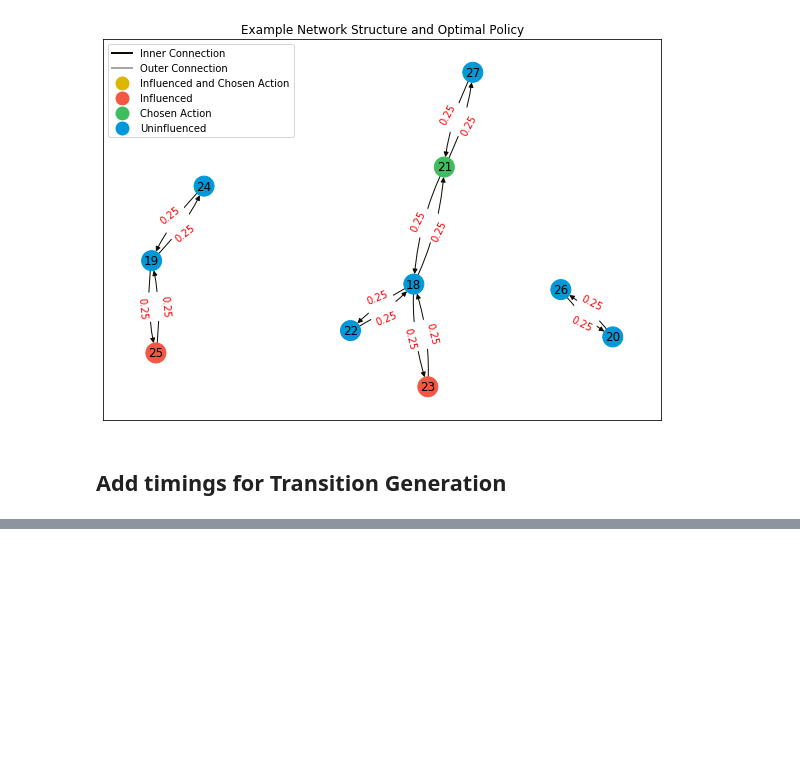
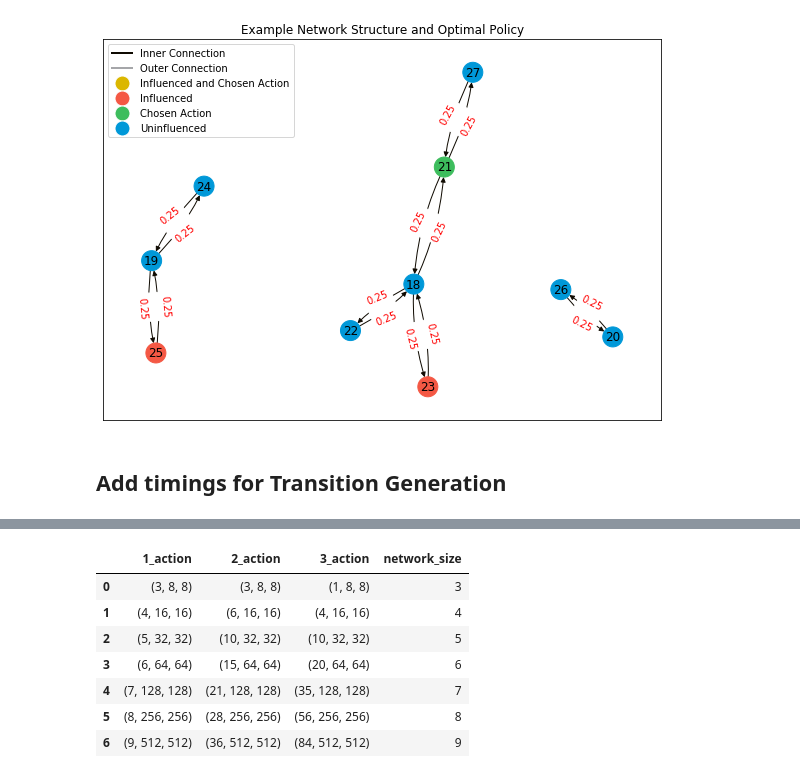
Before and after one commit to gpestre/CS182-final-project, a Jupyter notebook: notebooks/mdp_example.ipynb, the cells around one changed output, grey strips where cells are left out. Cells and saved outputs as stored; diff of their text form; code cells hidden in the pictures; blank space fills up the shorter version.

```diff
--- a/notebooks/mdp_example.ipynb
+++ b/notebooks/mdp_example.ipynb
@@ -255,0 +350,11 @@ plt.show()
+# %%
+problem_sizes
+# %% [output]
+|  | 1_action | 2_action | 3_action | network_size |
+| 0 | (3, 8, 8) | (3, 8, 8) | (1, 8, 8) | 3 |
+| 1 | (4, 16, 16) | (6, 16, 16) | (4, 16, 16) | 4 |
+| 2 | (5, 32, 32) | (10, 32, 32) | (10, 32, 32) | 5 |
+| 3 | (6, 64, 64) | (15, 64, 64) | (20, 64, 64) | 6 |
+| 4 | (7, 128, 128) | (21, 128, 128) | (35, 128, 128) | 7 |
+| 5 | (8, 256, 256) | (28, 256, 256) | (56, 256, 256) | 8 |
+| 6 | (9, 512, 512) | (36, 512, 512) | (84, 512, 512) | 9 |
```
Also changed, not shown: parts of 15 cells of this notebook.
